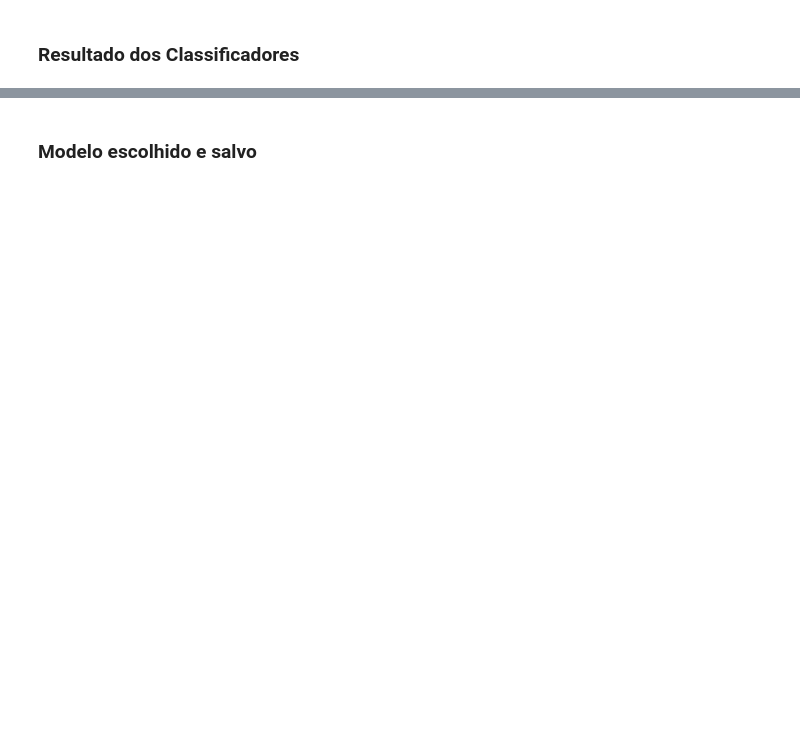
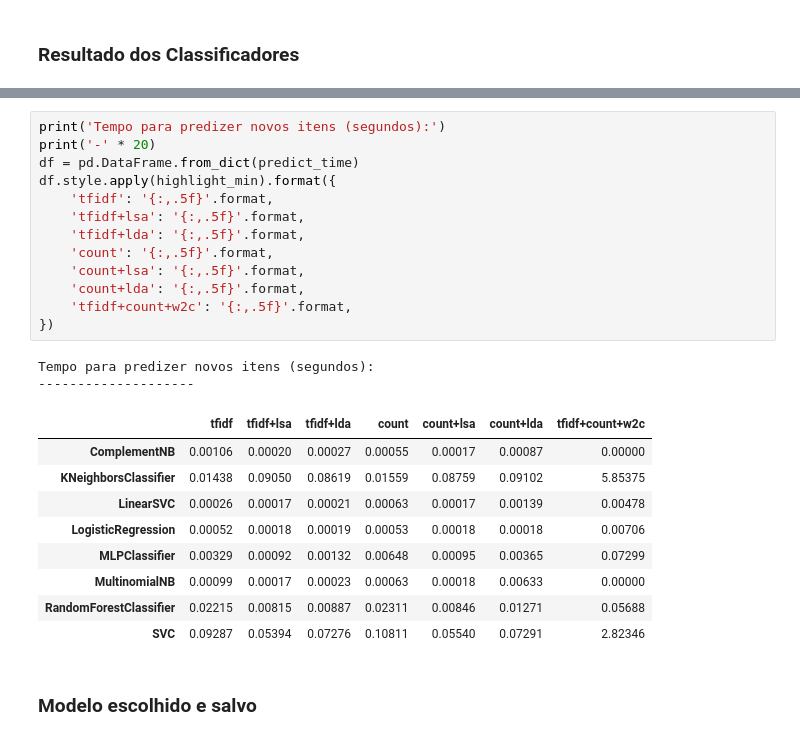
Before and after one commit to rdenadai/sentiment-analysis-2018-president-election, a Jupyter notebook: src/ai/experiments/supervised/emotion_regular_supervised_ml.ipynb, the cells around one changed output, grey strips where cells are left out. Drawn from its saved outputs; the diff is of its cells as text; blank space fills up the shorter version.

```diff
--- a/src/ai/experiments/supervised/emotion_regular_supervised_ml.ipynb
+++ b/src/ai/experiments/supervised/emotion_regular_supervised_ml.ipynb
@@ -436,3 +519,28 @@ df.style.apply(highlight_max).format({
+# %%
+print('Tempo para predizer novos itens (segundos):')
+print('-' * 20)
+df = pd.DataFrame.from_dict(predict_time)
+df.style.apply(highlight_min).format({
+    'tfidf': '{:,.5f}'.format,
+    'tfidf+lsa': '{:,.5f}'.format,
+    'tfidf+lda': '{:,.5f}'.format,
+    'count': '{:,.5f}'.format,
+    'count+lsa': '{:,.5f}'.format,
+    'count+lda': '{:,.5f}'.format,
+    'tfidf+count+w2c': '{:,.5f}'.format,
+})
+# %% [output]
+Tempo para predizer novos itens (segundos):
+--------------------
+|  | tfidf | tfidf+lsa | tfidf+lda | count | count+lsa | count+lda | tfidf+count+w2c |
+| ComplementNB | 0.00106 | 0.00020 | 0.00027 | 0.00055 | 0.00017 | 0.00087 | 0.00000 |
+| KNeighborsClassifier | 0.01438 | 0.09050 | 0.08619 | 0.01559 | 0.08759 | 0.09102 | 5.85375 |
+| LinearSVC | 0.00026 | 0.00017 | 0.00021 | 0.00063 | 0.00017 | 0.00139 | 0.00478 |
+| LogisticRegression | 0.00052 | 0.00018 | 0.00019 | 0.00053 | 0.00018 | 0.00018 | 0.00706 |
+| MLPClassifier | 0.00329 | 0.00092 | 0.00132 | 0.00648 | 0.00095 | 0.00365 | 0.07299 |
+| MultinomialNB | 0.00099 | 0.00017 | 0.00023 | 0.00063 | 0.00018 | 0.00633 | 0.00000 |
+| RandomForestClassifier | 0.02215 | 0.00815 | 0.00887 | 0.02311 | 0.00846 | 0.01271 | 0.05688 |
+| SVC | 0.09287 | 0.05394 | 0.07276 | 0.10811 | 0.05540 | 0.07291 | 2.82346 |
 # %% [markdown]
 ### Modelo escolhido e salvo
 # %%
```
Also changed, not shown: parts of 18 cells of this notebook, 1 other file.
